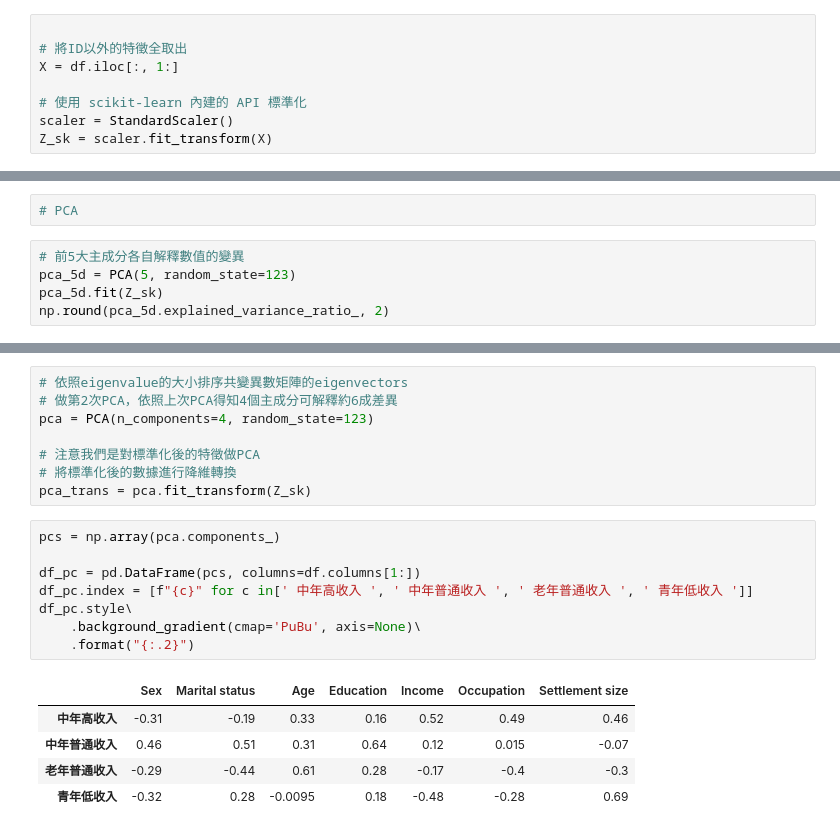
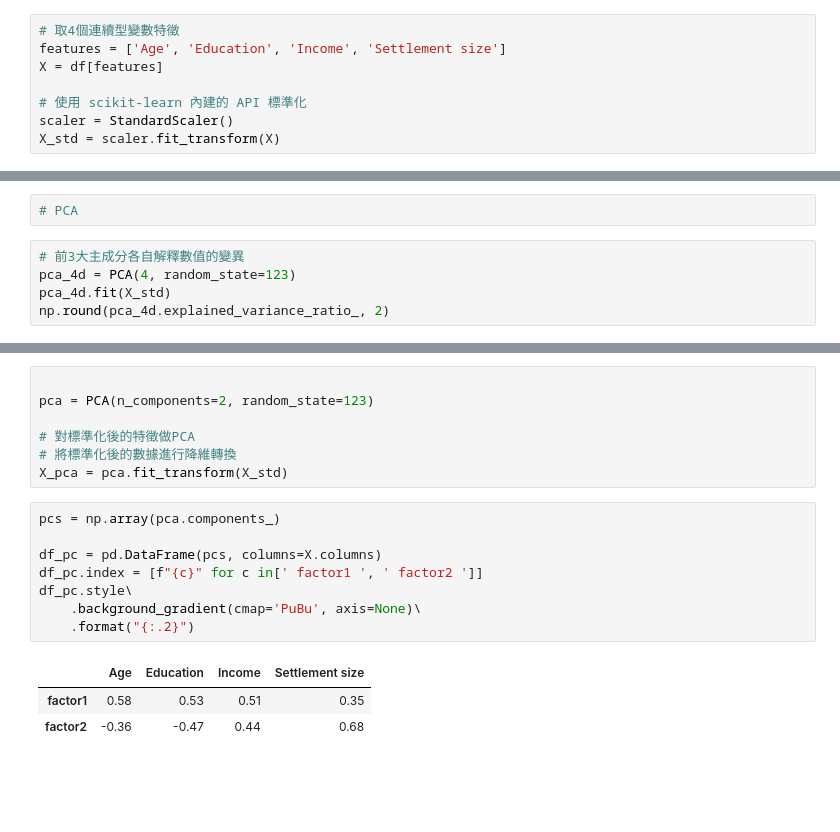
Before and after one commit to silverbacon9/Machine-Learning, a Jupyter notebook: code test/3_4. DimReduction_Clustering/3_4. DimReduction Clustering.ipynb, the cells around one changed output, grey strips where cells are left out. Cells and saved outputs as stored; diff of their text form; blank space fills up the shorter version.

```diff
--- a/code test/3_4. DimReduction_Clustering/3_4. DimReduction Clustering.ipynb
+++ b/code test/3_4. DimReduction_Clustering/3_4. DimReduction Clustering.ipynb
@@ -103,10 +110,10 @@ df.head()
 | 3 | 100000004 | 0 | 0 | 45 | 1 | 171565 | 1 | 1 |
 | 4 | 100000005 | 0 | 0 | 53 | 1 | 149031 | 1 | 1 |
 # %%
-
-# 將ID以外的特徵全取出
-X = df.iloc[:, 1:]
+# 取4個連續型變數特徵
+features = ['Age', 'Education', 'Income', 'Settlement size']
+X = df[features]
 
 # 使用 scikit-learn 內建的 API 標準化
 scaler = StandardScaler()
-Z_sk = scaler.fit_transform(X)
+X_std = scaler.fit_transform(X)
@@ -146,8 +147,8 @@ plt.show()
 # %%
 # PCA
 # %%
-# 前5大主成分各自解釋數值的變異
-pca_5d = PCA(5, random_state=123)
-pca_5d.fit(Z_sk)
-np.round(pca_5d.explained_variance_ratio_, 2)
+# 前3大主成分各自解釋數值的變異
+pca_4d = PCA(4, random_state=123)
+pca_4d.fit(X_std)
+np.round(pca_4d.explained_variance_ratio_, 2)
 # %% [output]
@@ -170,22 +171,19 @@ plt.ylabel('cumulative explained variance');
 # %%
-# 依照eigenvalue的大小排序共變異數矩陣的eigenvectors
-# 做第2次PCA，依照上次PCA得知4個主成分可解釋約6成差異
-pca = PCA(n_components=4, random_state=123)
 
-# 注意我們是對標準化後的特徵做PCA
+pca = PCA(n_components=2, random_state=123)
+
+# 對標準化後的特徵做PCA
 # 將標準化後的數據進行降維轉換
-pca_trans = pca.fit_transform(Z_sk)
+X_pca = pca.fit_transform(X_std)
 # %%
 pcs = np.array(pca.components_)
 
-df_pc = pd.DataFrame(pcs, columns=df.columns[1:])
-df_pc.index = [f"{c}" for c in[' 中年高收入 ', ' 中年普通收入 ', ' 老年普通收入 ', ' 青年低收入 ']]
+df_pc = pd.DataFrame(pcs, columns=X.columns)
+df_pc.index = [f"{c}" for c in[' factor1 ', ' factor2 ']]
 df_pc.style\
     .background_gradient(cmap='PuBu', axis=None)\
     .format("{:.2}")
 # %% [output]
-|  | Sex | Marital status | Age | Education | Income | Occupation | Settlement size |
-| 中年高收入 | -0.31 | -0.19 | 0.33 | 0.16 | 0.52 | 0.49 | 0.46 |
-| 中年普通收入 | 0.46 | 0.51 | 0.31 | 0.64 | 0.12 | 0.015 | -0.07 |
-| 老年普通收入 | -0.29 | -0.44 | 0.61 | 0.28 | -0.17 | -0.4 | -0.3 |
-| 青年低收入 | -0.32 | 0.28 | -0.0095 | 0.18 | -0.48 | -0.28 | 0.69 |
+|  | Age | Education | Income | Settlement size |
+| factor1 | 0.58 | 0.53 | 0.51 | 0.35 |
+| factor2 | -0.36 | -0.47 | 0.44 | 0.68 |
```
Also changed, not shown: parts of 16 cells of this notebook, 1 other file.
